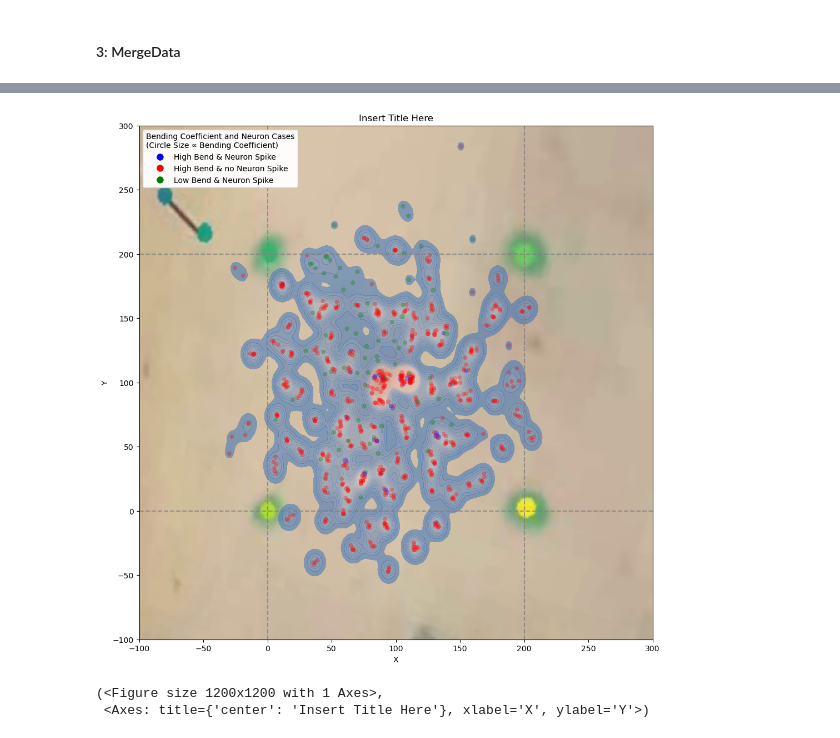
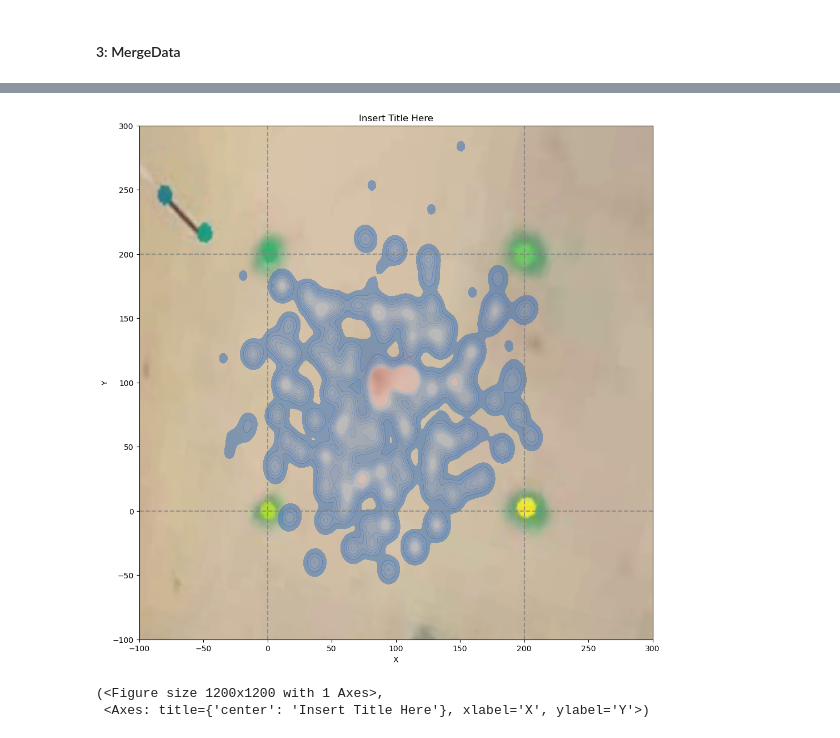
Before and after one commit to Periksvensson84/RF_mapping, a Jupyter notebook: RF_mapping/post_processing/examples.ipynb, the cells around one changed output, grey strips where cells are left out. Cells and saved outputs as stored; diff of their text form; code cells hidden in the pictures.

```diff
--- a/RF_mapping/post_processing/examples.ipynb
+++ b/RF_mapping/post_processing/examples.ipynb
@@ -62,7 +98,7 @@ Plotting.plot_homography_animated(data_dlc.homography_points,
 # %%
 data_neuron = DataNeuron(
     r"C:\Python Programming\LIU\Data\nerve accel data\20250306_MP_018_radial_2Sel_unit_6_RF_mapp_1_3740.xlsx",
-    100000
+    120000
     )
 # %%
 columns = data_neuron.df.columns
@@ -166,19 +210,19 @@ Plotting.plot_kde_scatter(full_data,
 # %%
 index_frame = 5
 
 Plotting.plot_kde_scatter(full_data,
                           "tf_FB2_x", "tf_FB2_y",
                           full_data.dlc.homography_points,
                           size="IFF",
                           title="Insert Title Here",
                           kde=True,
-                          scatter=True,
+                          scatter=False,
                           # inputs for selecting a specific frame as background
                           frame=True,
                           video_path=r"C:\Python Programming\LIU\projects\Img_3740-3741_labeled\IMG_3740_convertedDLC_Resnet50_td_res_3Mar18shuffle1_detector_200_snapshot_075_p50_labeled.mp4",
                           index=index_frame)
 # %% [output]
-[figure, old version]
+[figure, new version]
 (<Figure size 1200x1200 with 1 Axes>,
  <Axes: title={'center': 'Insert Title Here'}, xlabel='X', ylabel='Y'>)
 # %%
```
Also changed, not shown: parts of 21 cells of this notebook, 10 other files.
